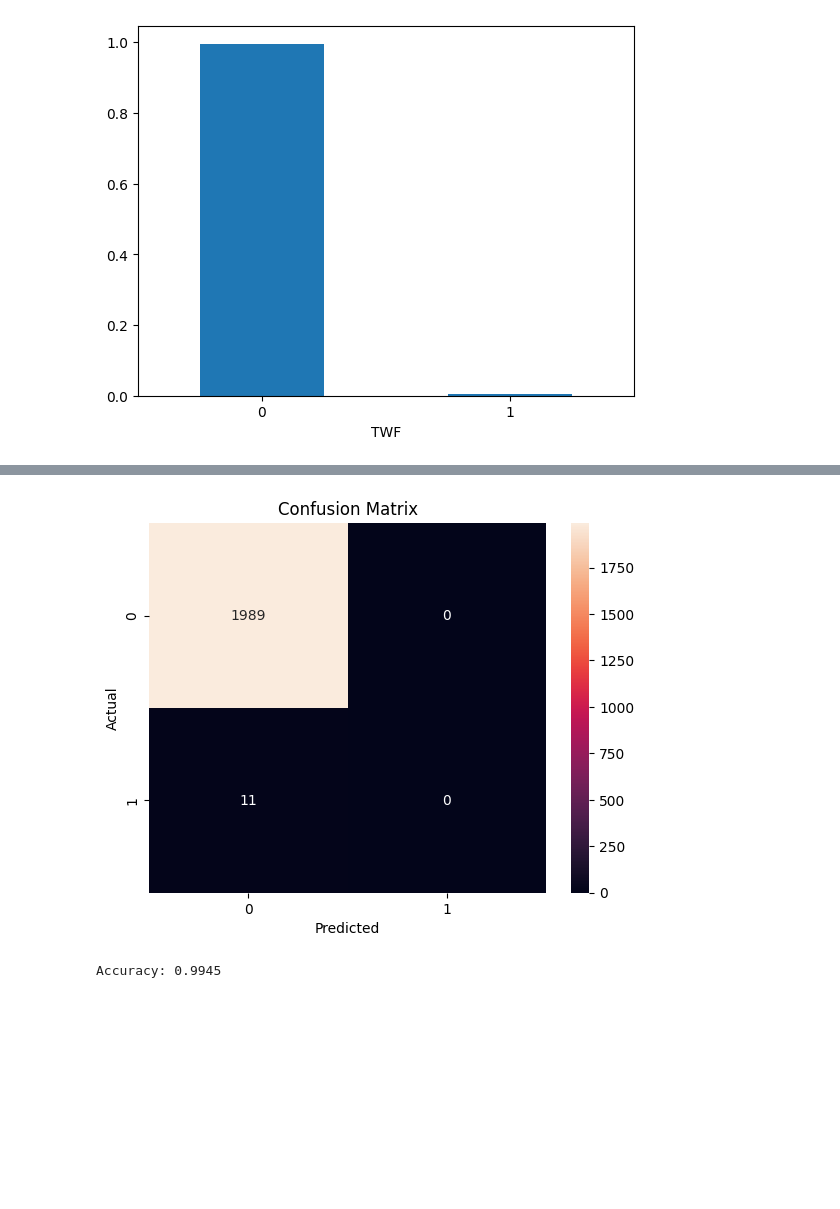
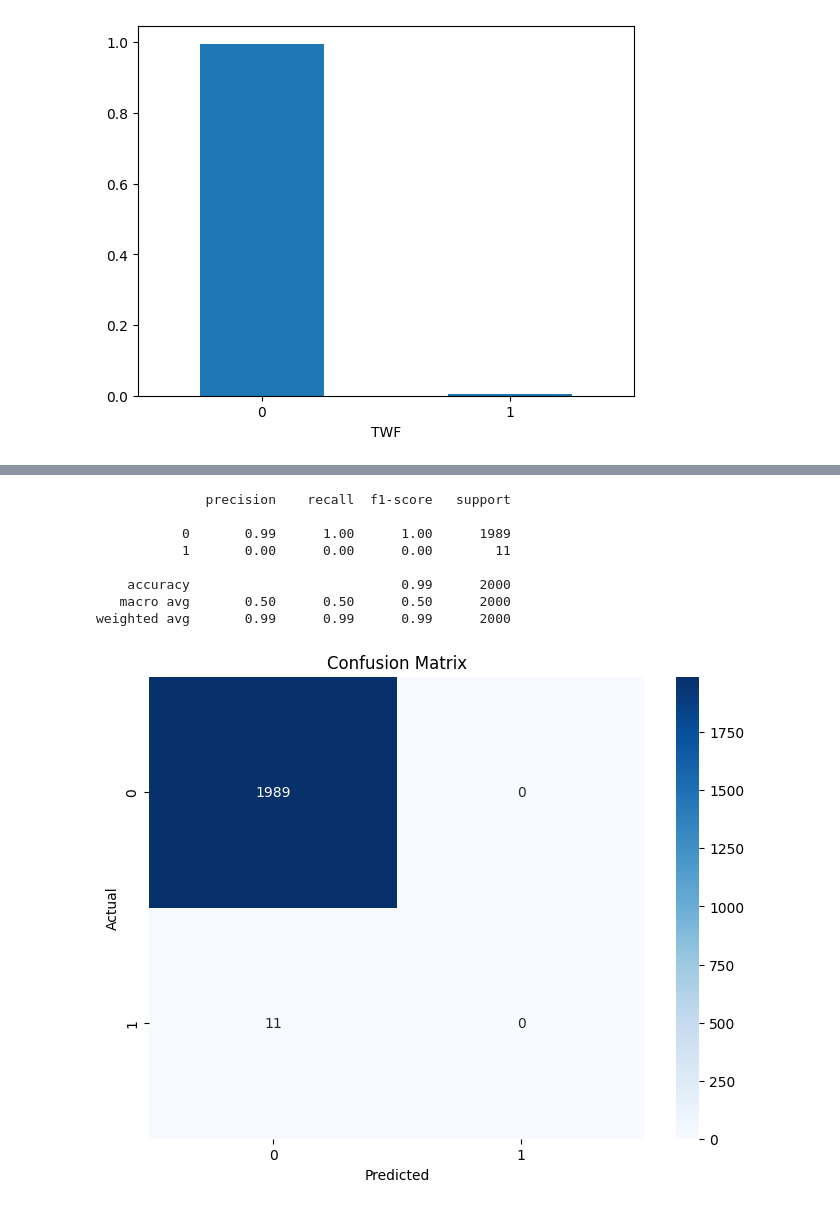
Before and after one commit to karuego/SIC-Batch5, a Jupyter notebook: Stage3/Tugas/tech_assignment_2.ipynb, the cells around one changed output, grey strips where cells are left out. Saved outputs shown, nothing was run; the diff lists cells and outputs as text; code cells hidden in the pictures; blank space fills up the shorter version.

```diff
--- a/Stage3/Tugas/tech_assignment_2.ipynb
+++ b/Stage3/Tugas/tech_assignment_2.ipynb
@@ -221,3 +163,8 @@ for col in df.columns[1:-2]:
+# %%
+#data = pd.get_dummies(data, columns=['Type'], drop_first=True)
+
+X = data.drop(['Type', 'Machine failure', 'TWF', 'HDF', 'PWF', 'OSF', 'RNF'], axis=1)
+y = data['TWF']
 # %%
 # Membagi data menjadi set pelatihan dan pengujian
 X_train, X_test, y_train, y_test = train_test_split(X, y, test_size=0.2, random_state=42)
@@ -228,11 +175,5 @@ X_test = scaler.transform(X_test)
 # %%
-# Menggunakan K-Nearest Neighbors sebagai model prediksi
-model = KNeighborsClassifier()
+# Menggunakan Regresi Linier sebagai model prediksi
+model = LinearRegression()
 model.fit(X_train, y_train)
-
-# Melakukan prediksi pada data test
-y_pred = model.predict(X_test)
-
-
-print(classification_report(y_test, y_pred))
 # %% [output]
@@ -247,15 +203,25 @@ weighted avg       0.99      0.99      0.99      2000
 # %%
-conf_matrix = confusion_matrix(y_test, y_pred)
-sns.heatmap(conf_matrix, annot=True, fmt="d")
+# Konversi y_pred ke dalam format kategorikal (jika perlu)
+y_pred_cat = np.round(y_pred)
+
+# Menampilkan laporan klasifikasi
+print(classification_report(y_test, y_pred_cat))
+
+# Menampilkan matriks kebingungan
+conf_matrix = confusion_matrix(y_test, y_pred_cat)
+plt.figure(figsize=(8, 6))
+sns.heatmap(conf_matrix, annot=True, fmt="d", cmap='Blues')
 plt.xlabel('Predicted')
 plt.ylabel('Actual')
 plt.title('Confusion Matrix')
 plt.show()
 # %% [output]
+              precision    recall  f1-score   support
+
+           0       0.99      1.00      1.00      1989
+           1       0.00      0.00      0.00        11
+
+    accuracy                           0.99      2000
+   macro avg       0.50      0.50      0.50      2000
+weighted avg       0.99      0.99      0.99      2000
-[figure, old version]
+[figure, new version]
-# %%
-# Menampilkan akurasi
-accuracy = accuracy_score(y_test, y_pred)
-print(f'Accuracy: {accuracy}')
-# %% [output]
-Accuracy: 0.9945
```
Also changed, not shown: parts of 13 cells of this notebook.
